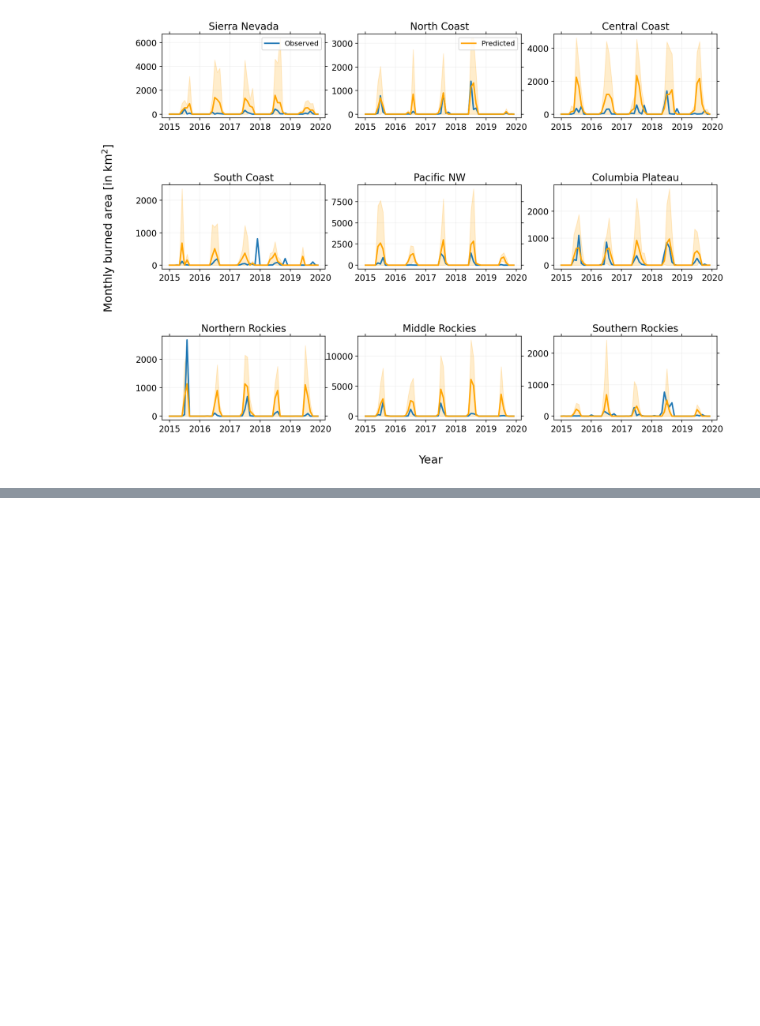
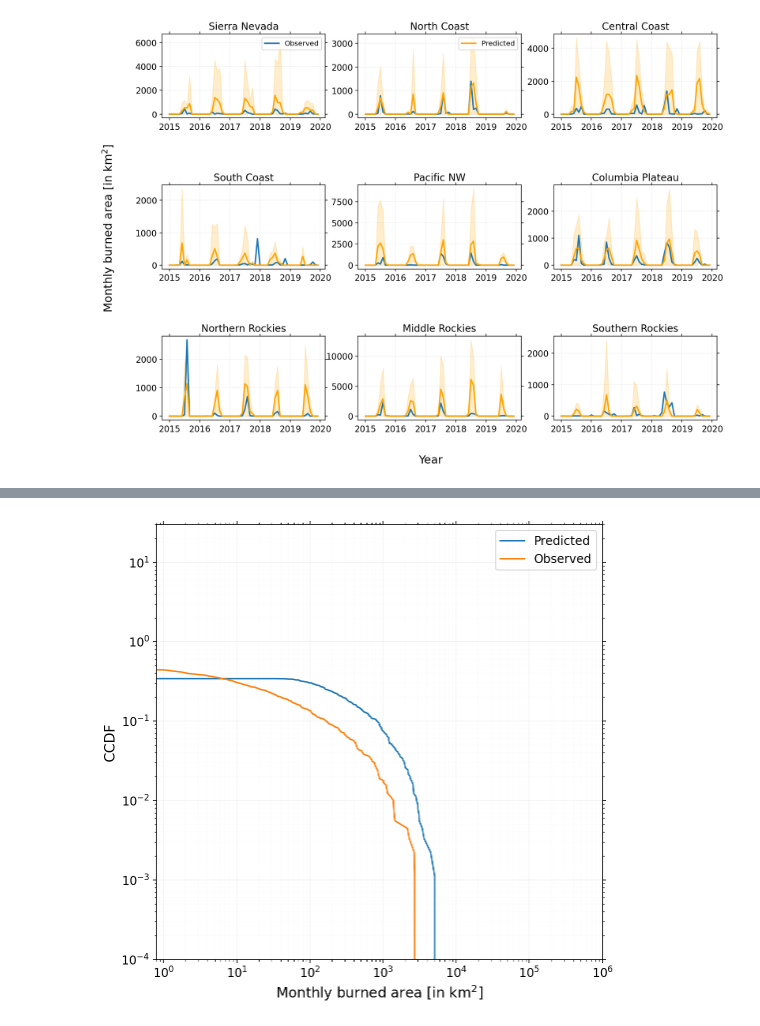
Before and after one commit to jtbuch/smlfire1.0, a Jupyter notebook: notebooks/ml_fire_size_predict.ipynb, the cells around one changed output, grey strips where cells are left out. Drawn from its saved outputs; the diff is of its cells as text; code cells hidden in the pictures; blank space fills up the shorter version.

```diff
--- a/notebooks/ml_fire_size_predict.ipynb
+++ b/notebooks/ml_fire_size_predict.ipynb
@@ -187,20 +222,33 @@ cdf_mod= tfd.BatchConcat(regmodels, axis= 0).cdf(freqsarr)
+# %%
+obssizes_arr= np.concatenate(obssizes_arr)
+predsizes_arr= np.concatenate(predsizes_arr)
+empcdf_obs= tfd.Empirical(obssizes_arr)
+empcdf_pred= tfd.Empirical(predsizes_arr)
+
+cdf_emp_obs= empcdf_obs.cdf(obssizes_arr)
+cdf_emp_pred= empcdf_pred.cdf(predsizes_arr)
+#pvec= mdn_size_model.predict(x= X_sizes_test)
+#cdf_mod= gpd_model(pvec).cdf(y_sizes_test).numpy()
 # %%
 fig, ax= plt.subplots(figsize=(8, 8))
 
-plt.step(np.append(np.sort(freqsarr), 30.), 1- np.append(np.sort(cdf_mod), 0.999999597), label= 'Predicted') #include linear interpolation instead
-plt.step(np.sort(freqsarr), 1 - np.sort(cdf_emp_obs), label= 'Observed')
+plt.plot(np.sort(predsizes_arr), 1- np.sort(cdf_emp_pred), label= 'Predicted')
+plt.plot(np.sort(obssizes_arr), 1 - np.sort(cdf_emp_obs), label= 'Observed')
+#plt.plot(np.sort(y_sizes_test), 1 - np.sort(cdf_mod), label= 'Model')
 
-ax.set_xlabel(r'Fire frequency', fontsize= 14);
+ax.set_xlabel(r'Monthly burned area [in ${\rm km}^2$]', fontsize= 14);
 ax.set_ylabel(r'CCDF', fontsize= 14);
 
-plt.ylim(10**-5, 0.2);
-plt.xlim(0.8, 100);
+plt.ylim(10**-4, 30);
+plt.xlim(0.8, 10**6);
 plt.xscale('log')
 plt.yscale('log')
 plt.minorticks_on();
 plt.tick_params(labeltop=False, top=True, labelright=False, right=True, which='both', labelsize= 12);
 plt.grid(b=True, which='major', color='black', alpha=0.05, linestyle='-');
 plt.grid(b=True, which='minor', color='black', alpha=0.01, linestyle='-');
 
 plt.legend(loc='upper right', frameon=True, fontsize=12);
-#plt.savefig('../plots/fire_freq_ccdf.pdf', bbox_inches='tight');
+#plt.savefig('../plots/fire_size_ccdf.pdf', bbox_inches='tight');
+# %% [output]
+[figure, added]
```
Also changed, not shown: parts of 4 cells of this notebook.
